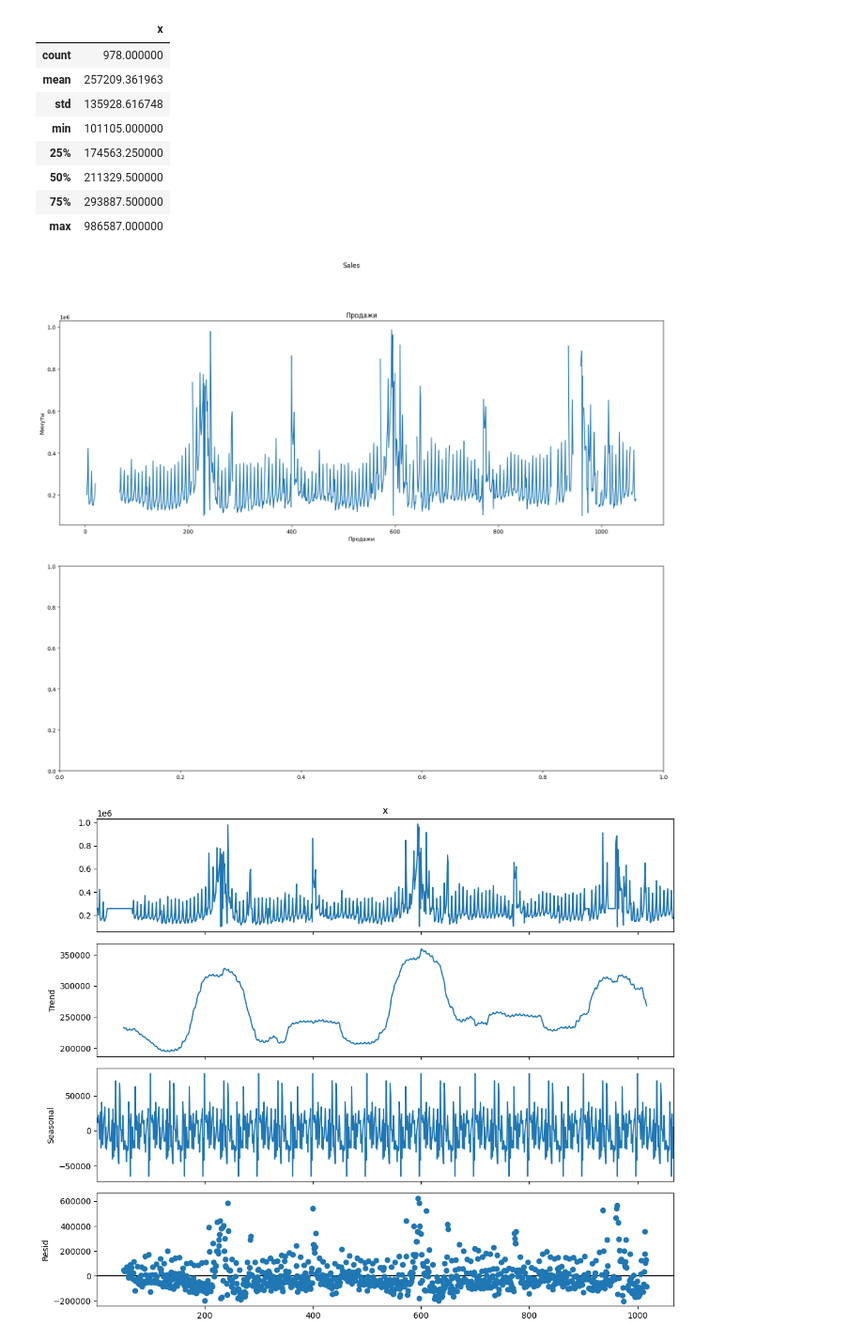
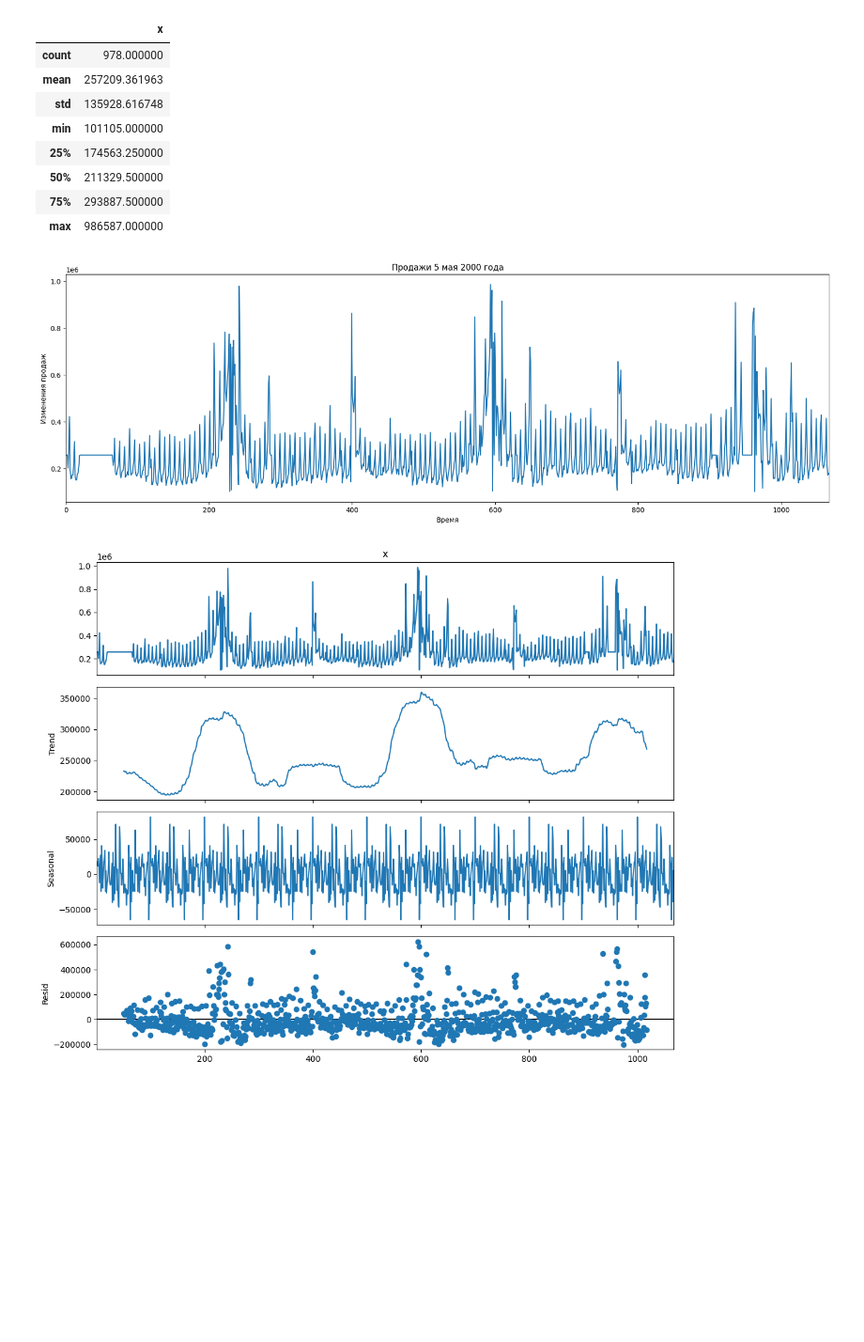
Before and after one commit to onedanoken/timeseries_homeworks, a Jupyter notebook: homework_2/second_homework.ipynb, the cells around one changed output. Shown at 94% size. Saved outputs shown, nothing was run; the diff lists cells and outputs as text; code cells hidden in the pictures; blank space fills up the shorter version.

```diff
--- a/homework_2/second_homework.ipynb
+++ b/homework_2/second_homework.ipynb
@@ -34,13 +35,21 @@ def plot_assignation(axp, data, xlabel, ylabel, title1):
     axp.set_xlabel(xlabel)
     axp.set_ylabel(ylabel)
     axp.set_title(title1)
-# %%
-fig, axs = plt.subplots(2,1,figsize=(20, 15))
-fig.suptitle('Sales')
-
-plot_assignation(axs[0], sales["x"], 'Продажи', 'Минуты','Продажи')
-# %% [output]
-[figure, removed]
+# %%
+time_axis = np.linspace(0, 1067, len(sales["x"]))
+plt.figure(figsize=(20, 6))
+plt.plot(time_axis, sales["x"].fillna(sales["x"].mean()))
+
+# заголовки
+plt.title('Продажи 5 мая 2000 года')
+plt.xlabel('Время')
+plt.ylabel('Изменения продаж')
+
+# команда на отрисовку
+plt.xlim(0, 1067)
+plt.show()
+# %% [output]
+[figure, added]
 # %%
 from statsmodels.tsa.seasonal import seasonal_decompose
 
```
Also changed, not shown: parts of 1 cell of this notebook.
